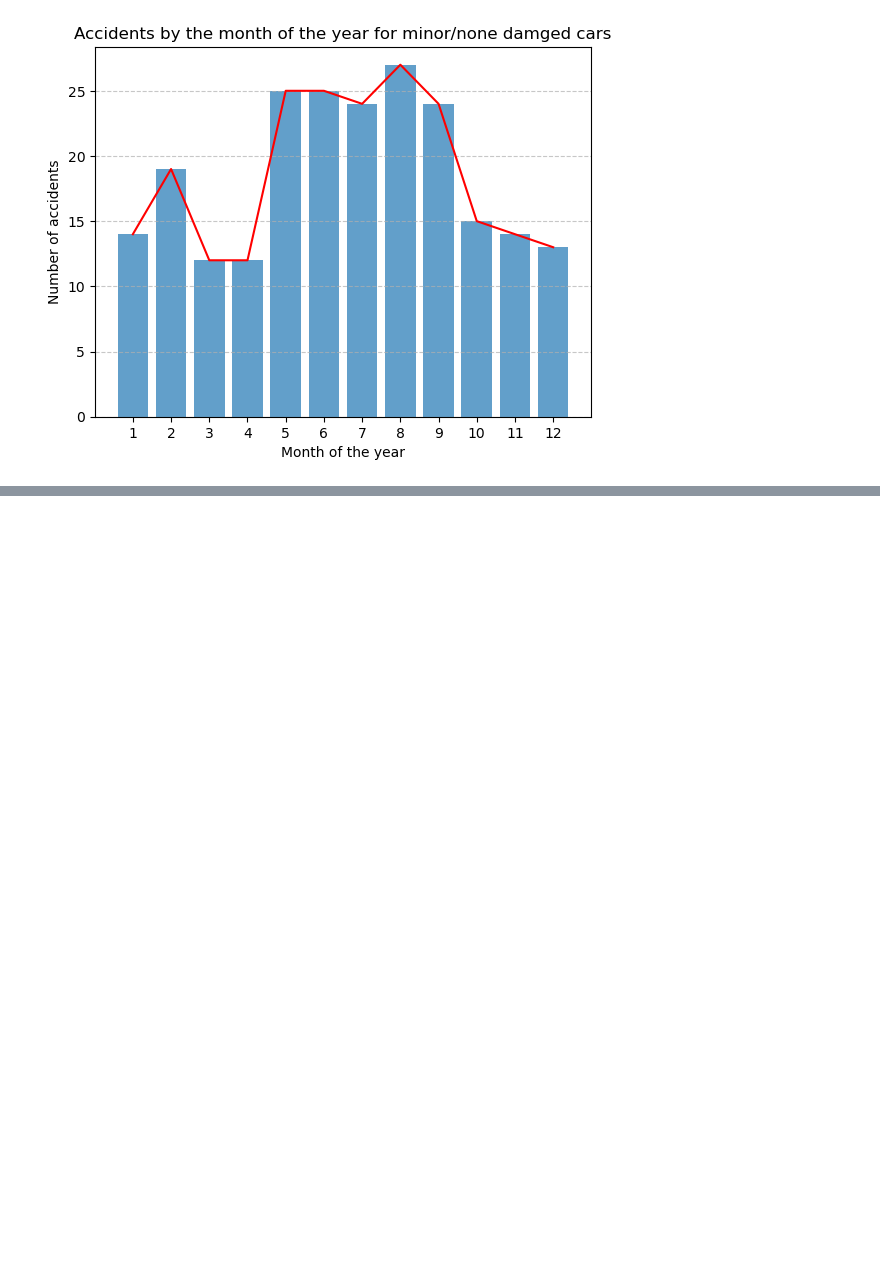
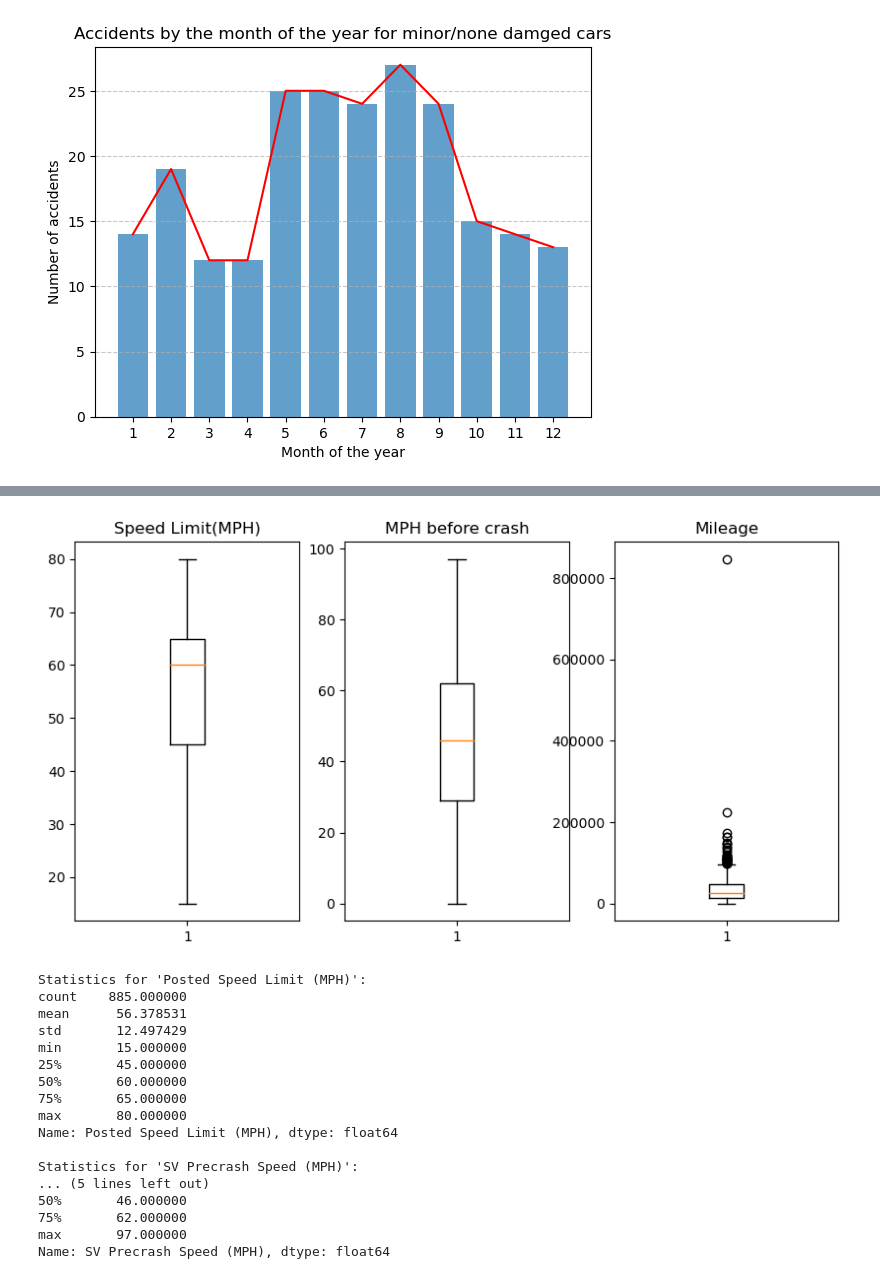
Before and after one commit to rohan527/accident-analysis, a Jupyter notebook: graphs.ipynb, the cells around one changed output, grey strips where cells are left out. Drawn from its saved outputs; the diff is of its cells as text; code cells hidden in the pictures; blank space fills up the shorter version.

```diff
--- a/graphs.ipynb
+++ b/graphs.ipynb
@@ -222,0 +278,42 @@ plt.show()
+# %%
+# average miles per hour before crash
+
+fig, axs = plt.subplots(1, 3, figsize=(10, 5))
+
+axs[0].boxplot(ADAS_data['Posted Speed Limit (MPH)'].dropna())
+axs[0].set_title('Speed Limit(MPH)')
+
+# Box plot for data2
+axs[1].boxplot(ADAS_data['SV Precrash Speed (MPH)'].dropna())
+axs[1].set_title('MPH before crash')
+
+axs[2].boxplot(ADAS_data['Mileage'].dropna())
+axs[2].set_title('Mileage')
+
+plt.show()
+
+print("\nStatistics for 'Posted Speed Limit (MPH)':")
+print(ADAS_data['Posted Speed Limit (MPH)'].describe())
+
+# Print statistics for 'SV Precrash Speed (MPH)' column
+print("\nStatistics for 'SV Precrash Speed (MPH)':")
+print(ADAS_data['SV Precrash Speed (MPH)'].describe())
+# %% [output]
+[figure, added]
+Statistics for 'Posted Speed Limit (MPH)':
+count    885.000000
+mean      56.378531
+std       12.497429
+min       15.000000
+25%       45.000000
+50%       60.000000
+75%       65.000000
+max       80.000000
+Name: Posted Speed Limit (MPH), dtype: float64
+
+Statistics for 'SV Precrash Speed (MPH)':
+... (5 lines left out)
+50%       46.000000
+75%       62.000000
+max       97.000000
+Name: SV Precrash Speed (MPH), dtype: float64
```
Also changed, not shown: parts of 12 cells of this notebook.
